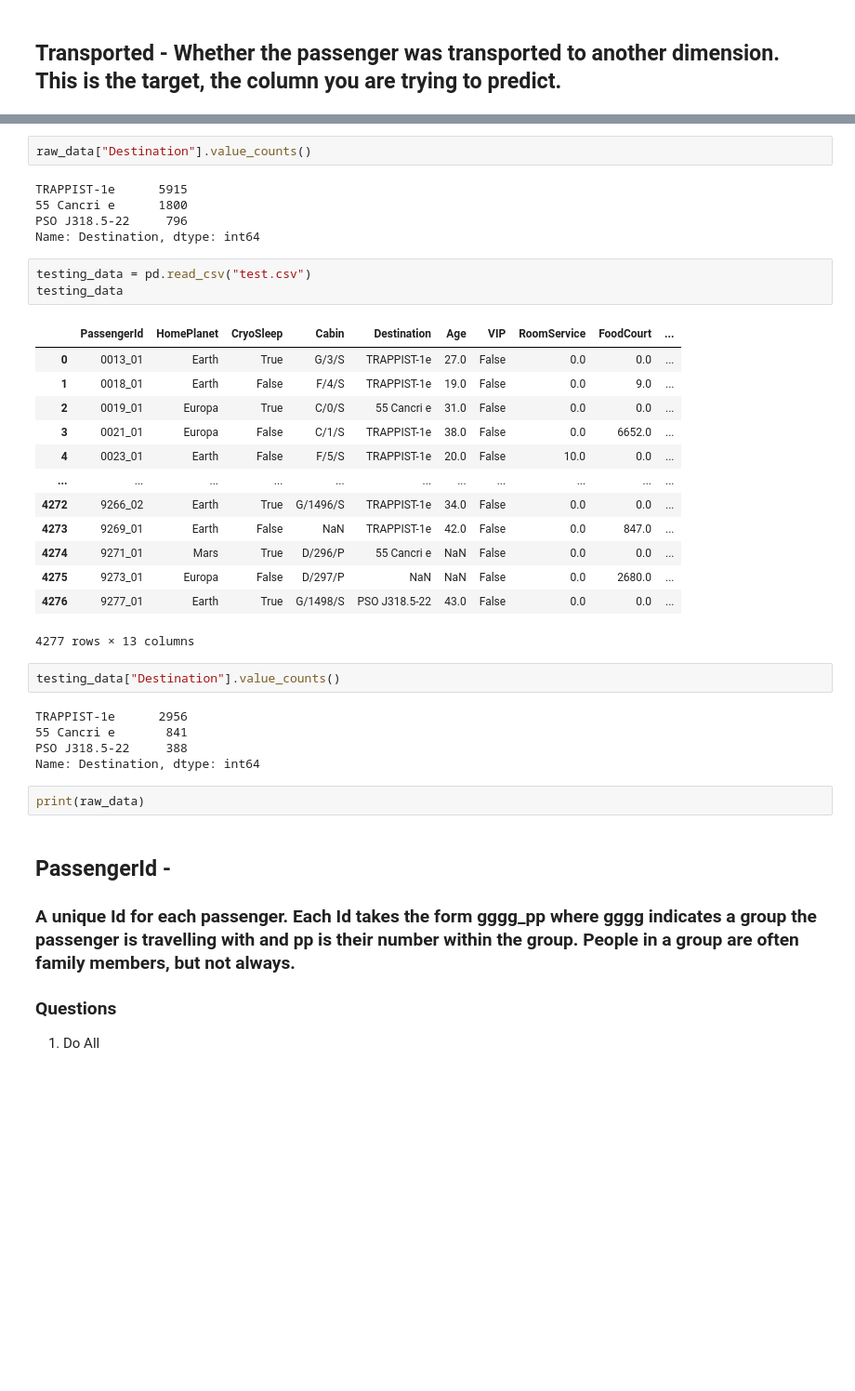
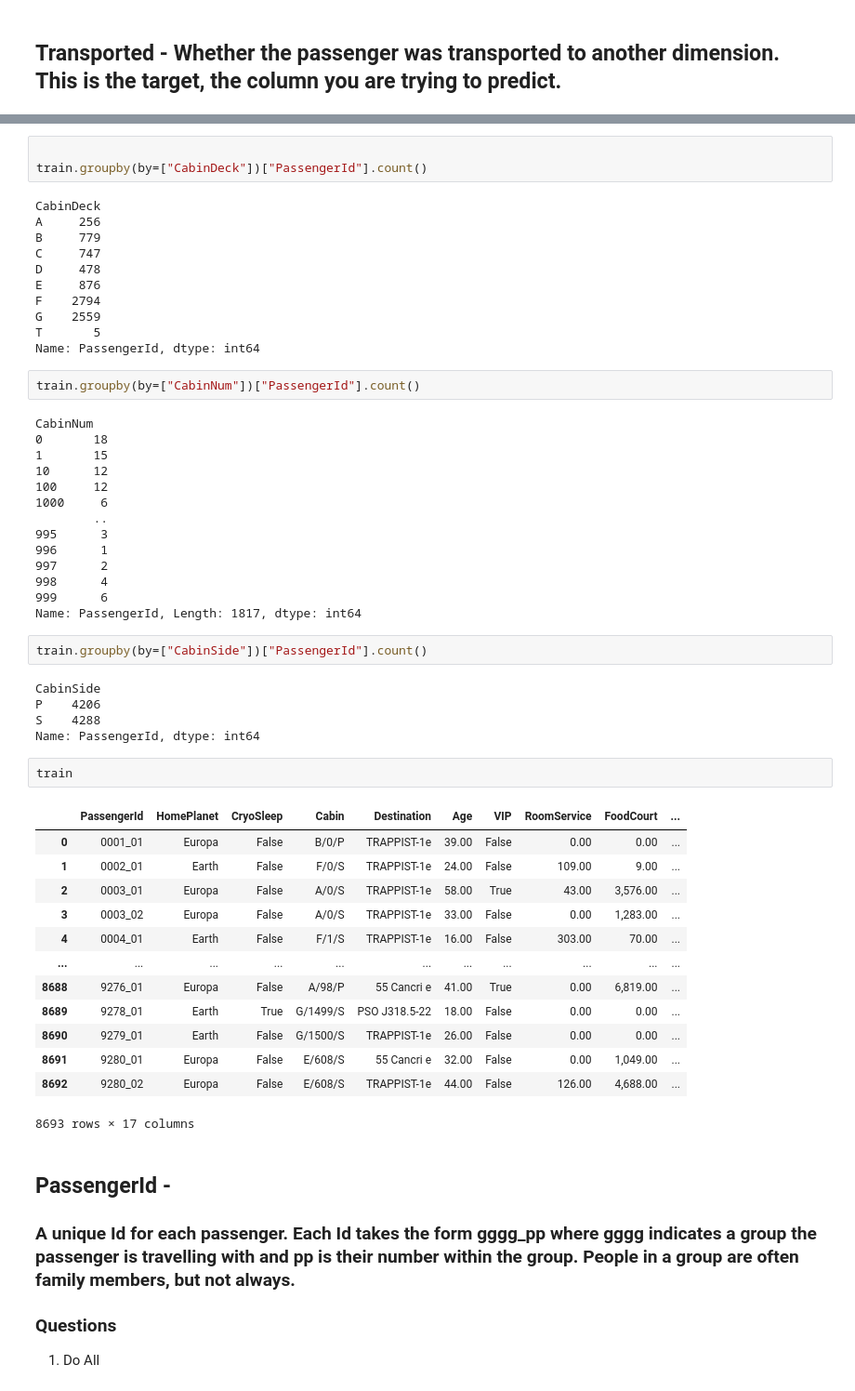
Before and after one commit to sphussey/SpaceShip-Titanic, a Jupyter notebook: spaceship_titanic_EDA.ipynb, the cells around one changed output, grey strips where cells are left out. Shown: that part at 93% size. Saved outputs shown, nothing was run; the diff lists cells and outputs as text; blank space fills up the shorter version.

```diff
--- a/spaceship_titanic_EDA.ipynb
+++ b/spaceship_titanic_EDA.ipynb
@@ -135,36 +135,56 @@ memory usage: 891.5+ KB
 # %%
-raw_data["Destination"].value_counts()
+
+train.groupby(by=["CabinDeck"])["PassengerId"].count()
 # %% [output]
-TRAPPIST-1e      5915
-55 Cancri e      1800
-PSO J318.5-22     796
-Name: Destination, dtype: int64
+CabinDeck
+A     256
+B     779
+C     747
+D     478
+E     876
+F    2794
+G    2559
+T       5
+Name: PassengerId, dtype: int64
 # %%
-testing_data = pd.read_csv("test.csv")
-testing_data
+train.groupby(by=["CabinNum"])["PassengerId"].count()
 # %% [output]
-|  | PassengerId | HomePlanet | CryoSleep | Cabin | Destination | Age | VIP | RoomService | FoodCourt | ... |
-| 0 | 0013_01 | Earth | True | G/3/S | TRAPPIST-1e | 27.0 | False | 0.0 | 0.0 | ... |
-| 1 | 0018_01 | Earth | False | F/4/S | TRAPPIST-1e | 19.0 | False | 0.0 | 9.0 | ... |
-| 2 | 0019_01 | Europa | True | C/0/S | 55 Cancri e | 31.0 | False | 0.0 | 0.0 | ... |
-| 3 | 0021_01 | Europa | False | C/1/S | TRAPPIST-1e | 38.0 | False | 0.0 | 6652.0 | ... |
-| 4 | 0023_01 | Earth | False | F/5/S | TRAPPIST-1e | 20.0 | False | 10.0 | 0.0 | ... |
-| ... | ... | ... | ... | ... | ... | ... | ... | ... | ... | ... |
-| 4272 | 9266_02 | Earth | True | G/1496/S | TRAPPIST-1e | 34.0 | False | 0.0 | 0.0 | ... |
-| 4273 | 9269_01 | Earth | False | NaN | TRAPPIST-1e | 42.0 | False | 0.0 | 847.0 | ... |
-| 4274 | 9271_01 | Mars | True | D/296/P | 55 Cancri e | NaN | False | 0.0 | 0.0 | ... |
-| 4275 | 9273_01 | Europa | False | D/297/P | NaN | NaN | False | 0.0 | 2680.0 | ... |
-| 4276 | 9277_01 | Earth | True | G/1498/S | PSO J318.5-22 | 43.0 | False | 0.0 | 0.0 | ... |
-4277 rows × 13 columns
+CabinNum
+0       18
+1       15
+10      12
+100     12
+1000     6
+        ..
+995      3
+996      1
+997      2
+998      4
+999      6
+Name: PassengerId, Length: 1817, dtype: int64
 # %%
-testing_data["Destination"].value_counts()
+train.groupby(by=["CabinSide"])["PassengerId"].count()
 # %% [output]
-TRAPPIST-1e      2956
-55 Cancri e       841
-PSO J318.5-22     388
-Name: Destination, dtype: int64
+CabinSide
+P    4206
+S    4288
+Name: PassengerId, dtype: int64
 # %%
-print(raw_data)
+train
+# %% [output]
+|  | PassengerId | HomePlanet | CryoSleep | Cabin | Destination | Age | VIP | RoomService | FoodCourt | ... |
+| 0 | 0001_01 | Europa | False | B/0/P | TRAPPIST-1e | 39.00 | False | 0.00 | 0.00 | ... |
+| 1 | 0002_01 | Earth | False | F/0/S | TRAPPIST-1e | 24.00 | False | 109.00 | 9.00 | ... |
+| 2 | 0003_01 | Europa | False | A/0/S | TRAPPIST-1e | 58.00 | True | 43.00 | 3,576.00 | ... |
+| 3 | 0003_02 | Europa | False | A/0/S | TRAPPIST-1e | 33.00 | False | 0.00 | 1,283.00 | ... |
+| 4 | 0004_01 | Earth | False | F/1/S | TRAPPIST-1e | 16.00 | False | 303.00 | 70.00 | ... |
+| ... | ... | ... | ... | ... | ... | ... | ... | ... | ... | ... |
+| 8688 | 9276_01 | Europa | False | A/98/P | 55 Cancri e | 41.00 | True | 0.00 | 6,819.00 | ... |
+| 8689 | 9278_01 | Earth | True | G/1499/S | PSO J318.5-22 | 18.00 | False | 0.00 | 0.00 | ... |
+| 8690 | 9279_01 | Earth | False | G/1500/S | TRAPPIST-1e | 26.00 | False | 0.00 | 0.00 | ... |
+| 8691 | 9280_01 | Europa | False | E/608/S | 55 Cancri e | 32.00 | False | 0.00 | 1,049.00 | ... |
+| 8692 | 9280_02 | Europa | False | E/608/S | TRAPPIST-1e | 44.00 | False | 126.00 | 4,688.00 | ... |
+8693 rows × 17 columns
 # %% [markdown]
 ## PassengerId -
 ### A unique Id for each passenger. Each Id takes the form gggg_pp where gggg indicates a group the passenger is travelling with and pp is their number within the group. People in a group are often family members, but not always.
```
Also changed, not shown: parts of 12 cells of this notebook.
